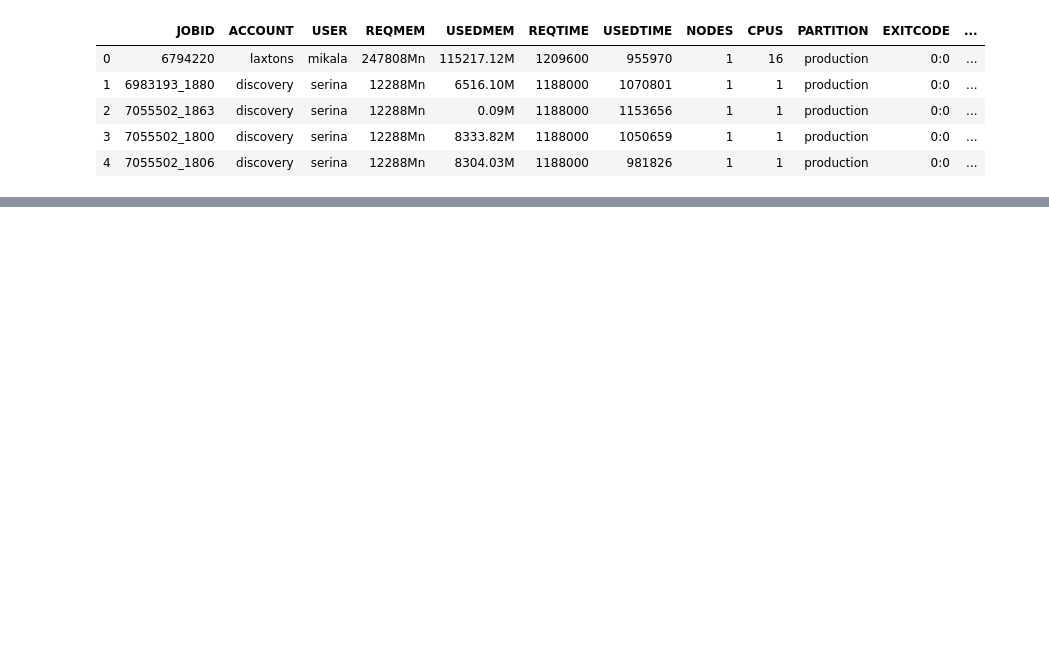
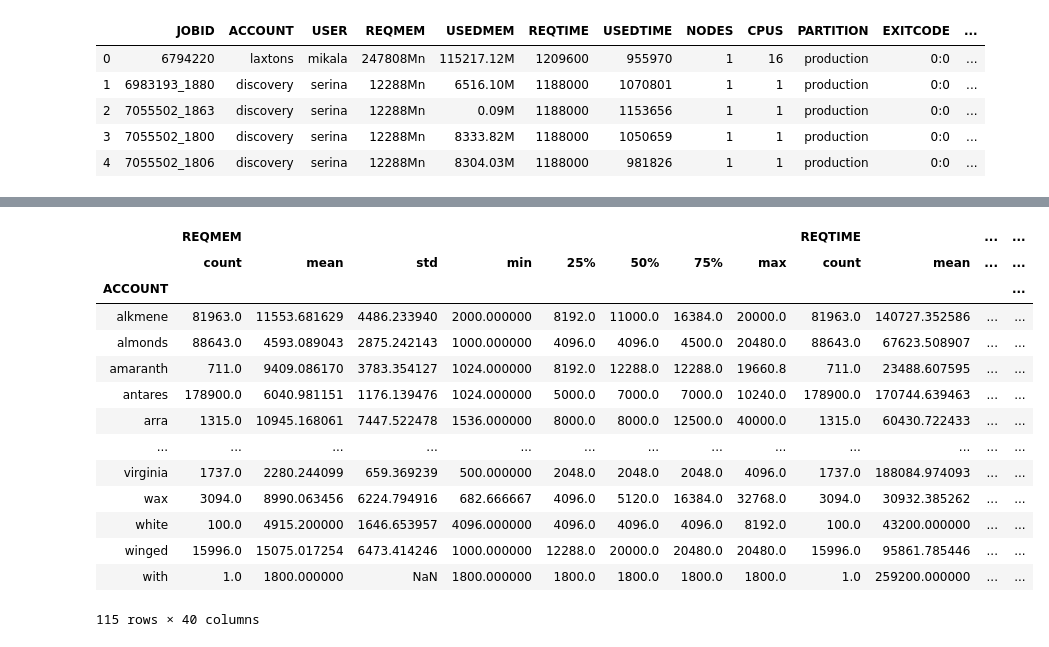
Before and after one commit to Barrett-Rogers/dq2-accre-porcupines, a Jupyter notebook: ACCRE_notebook.ipynb, the cells around one changed output, grey strips where cells are left out. Saved outputs shown, nothing was run; the diff lists cells and outputs as text; code cells hidden in the pictures; blank space fills up the shorter version.

```diff
--- a/ACCRE_notebook.ipynb
+++ b/ACCRE_notebook.ipynb
@@ -346,0 +283,4 @@ ACCRE_df.head()
+# %%
+ACCRE_df.REQMEM = ACCRE_df['REQMEM'].str.replace(r'(Mn|Mc)', r' \1')
+ACCRE_df.USEDMEM = ACCRE_df['USEDMEM'].str.replace(r'(M)', r' \1')
+ACCRE_df.head()
@@ -346,0 +294,3 @@ ACCRE_df.head()
+# %%
+%%time
+ACCRE_df['REQMEM']=ACCRE_df.apply(lambda row: convert_to_mc(row['REQMEM'],row['NODES'],row['CPUS']),axis=1)
@@ -365,0 +314,2 @@ ACCRE_df.head()
+# %%
+ACCRE_df.drop(ACCRE_df[ACCRE_df['CPUS']==0].index, inplace=True)
@@ -376,0 +369,18 @@ ACCRE_df.head()
+# %%
+ACCRE_df.groupby('ACCOUNT').describe()
+# %% [output]
+|  | REQMEM |  |  |  |  |  |  |  | REQTIME |  | ... | ... |
+|  | count | mean | std | min | 25% | 50% | 75% | max | count | mean | ... | ... |
+| ACCOUNT |  |  |  |  |  |  |  |  |  |  |  | ... |
+| alkmene | 81963.0 | 11553.681629 | 4486.233940 | 2000.000000 | 8192.0 | 11000.0 | 16384.0 | 20000.0 | 81963.0 | 140727.352586 | ... | ... |
+| almonds | 88643.0 | 4593.089043 | 2875.242143 | 1000.000000 | 4096.0 | 4096.0 | 4500.0 | 20480.0 | 88643.0 | 67623.508907 | ... | ... |
+| amaranth | 711.0 | 9409.086170 | 3783.354127 | 1024.000000 | 8192.0 | 12288.0 | 12288.0 | 19660.8 | 711.0 | 23488.607595 | ... | ... |
+| antares | 178900.0 | 6040.981151 | 1176.139476 | 1024.000000 | 5000.0 | 7000.0 | 7000.0 | 10240.0 | 178900.0 | 170744.639463 | ... | ... |
+| arra | 1315.0 | 10945.168061 | 7447.522478 | 1536.000000 | 8000.0 | 8000.0 | 12500.0 | 40000.0 | 1315.0 | 60430.722433 | ... | ... |
+| ... | ... | ... | ... | ... | ... | ... | ... | ... | ... | ... | ... | ... |
+| virginia | 1737.0 | 2280.244099 | 659.369239 | 500.000000 | 2048.0 | 2048.0 | 2048.0 | 4096.0 | 1737.0 | 188084.974093 | ... | ... |
+| wax | 3094.0 | 8990.063456 | 6224.794916 | 682.666667 | 4096.0 | 5120.0 | 16384.0 | 32768.0 | 3094.0 | 30932.385262 | ... | ... |
+| white | 100.0 | 4915.200000 | 1646.653957 | 4096.000000 | 4096.0 | 4096.0 | 4096.0 | 8192.0 | 100.0 | 43200.000000 | ... | ... |
+| winged | 15996.0 | 15075.017254 | 6473.414246 | 1000.000000 | 12288.0 | 20000.0 | 20480.0 | 20480.0 | 15996.0 | 95861.785446 | ... | ... |
+| with | 1.0 | 1800.000000 | NaN | 1800.000000 | 1800.0 | 1800.0 | 1800.0 | 1800.0 | 1.0 | 259200.000000 | ... | ... |
+115 rows × 40 columns
```
Also changed, not shown: parts of 36 cells of this notebook.
